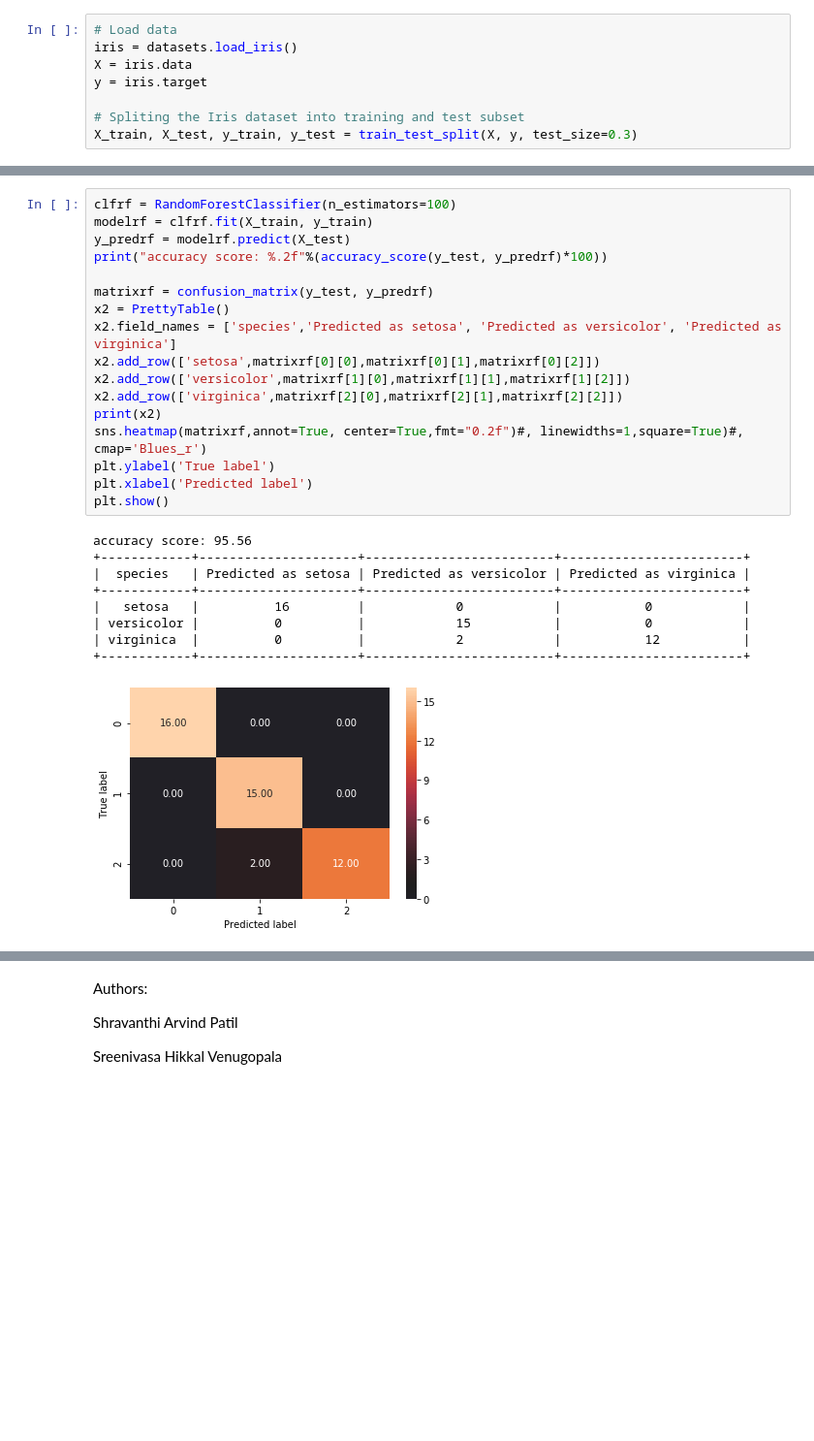
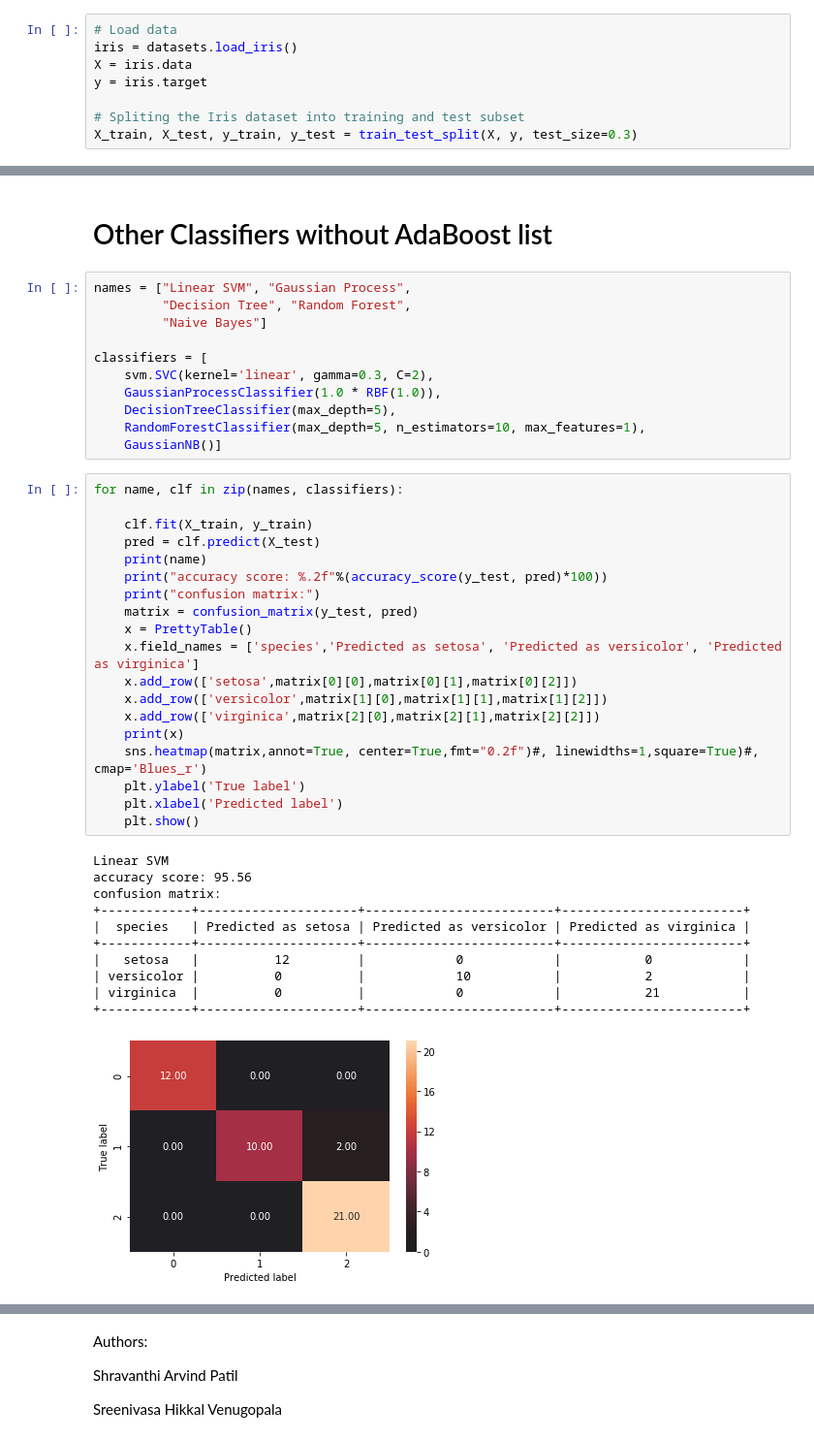
Before and after one commit to ShravanthiPatil/Machine-learning, a Jupyter notebook: ML_Homework07.ipynb, the cells around one changed output, grey strips where cells are left out. Shown at 97% size. Drawn from its saved outputs; the diff is of its cells as text; blank space fills up the shorter version.

```diff
--- a/ML_Homework07.ipynb
+++ b/ML_Homework07.ipynb
@@ -122,27 +240,44 @@ plt.show()
+# %% [markdown]
+# Other Classifiers without AdaBoost list
+# %%
+names = ["Linear SVM", "Gaussian Process",
+         "Decision Tree", "Random Forest",
+         "Naive Bayes"]
+
+classifiers = [
+    svm.SVC(kernel='linear', gamma=0.3, C=2),
+    GaussianProcessClassifier(1.0 * RBF(1.0)),
+    DecisionTreeClassifier(max_depth=5),
+    RandomForestClassifier(max_depth=5, n_estimators=10, max_features=1),
+    GaussianNB()]
 # %%
-clfrf = RandomForestClassifier(n_estimators=100)
-modelrf = clfrf.fit(X_train, y_train)
-y_predrf = modelrf.predict(X_test)
-print("accuracy score: %.2f"%(accuracy_score(y_test, y_predrf)*100))
+for name, clf in zip(names, classifiers):
 
-matrixrf = confusion_matrix(y_test, y_predrf)
-x2 = PrettyTable()
-x2.field_names = ['species','Predicted as setosa', 'Predicted as versicolor', 'Predicted as virginica']
-x2.add_row(['setosa',matrixrf[0][0],matrixrf[0][1],matrixrf[0][2]])
-x2.add_row(['versicolor',matrixrf[1][0],matrixrf[1][1],matrixrf[1][2]])
-x2.add_row(['virginica',matrixrf[2][0],matrixrf[2][1],matrixrf[2][2]])
-print(x2)
-sns.heatmap(matrixrf,annot=True, center=True,fmt="0.2f")#, linewidths=1,square=True)#, cmap='Blues_r')
-plt.ylabel('True label')
-plt.xlabel('Predicted label')
-plt.show()
+    clf.fit(X_train, y_train)
+    pred = clf.predict(X_test)
+    print(name)
+    print("accuracy score: %.2f"%(accuracy_score(y_test, pred)*100))
+    print("confusion matrix:")
+    matrix = confusion_matrix(y_test, pred)
+    x = PrettyTable()
+    x.field_names = ['species','Predicted as setosa', 'Predicted as versicolor', 'Predicted as virginica']
+    x.add_row(['setosa',matrix[0][0],matrix[0][1],matrix[0][2]])
+    x.add_row(['versicolor',matrix[1][0],matrix[1][1],matrix[1][2]])
+    x.add_row(['virginica',matrix[2][0],matrix[2][1],matrix[2][2]])
+    print(x)
+    sns.heatmap(matrix,annot=True, center=True,fmt="0.2f")#, linewidths=1,square=True)#, cmap='Blues_r')
+    plt.ylabel('True label')
+    plt.xlabel('Predicted label')
+    plt.show()
 # %% [output]
+Linear SVM
 accuracy score: 95.56
+confusion matrix:
 +------------+---------------------+-------------------------+------------------------+
 |  species   | Predicted as setosa | Predicted as versicolor | Predicted as virginica |
 +------------+---------------------+-------------------------+------------------------+
-|   setosa   |          16         |            0            |           0            |
-| versicolor |          0          |            15           |           0            |
-| virginica  |          0          |            2            |           12           |
+|   setosa   |          12         |            0            |           0            |
+| versicolor |          0          |            10           |           2            |
+| virginica  |          0          |            0            |           21           |
 +------------+---------------------+-------------------------+------------------------+
-[figure, old version]
+[figure, new version]
```
Also changed, not shown: parts of 22 cells of this notebook.
